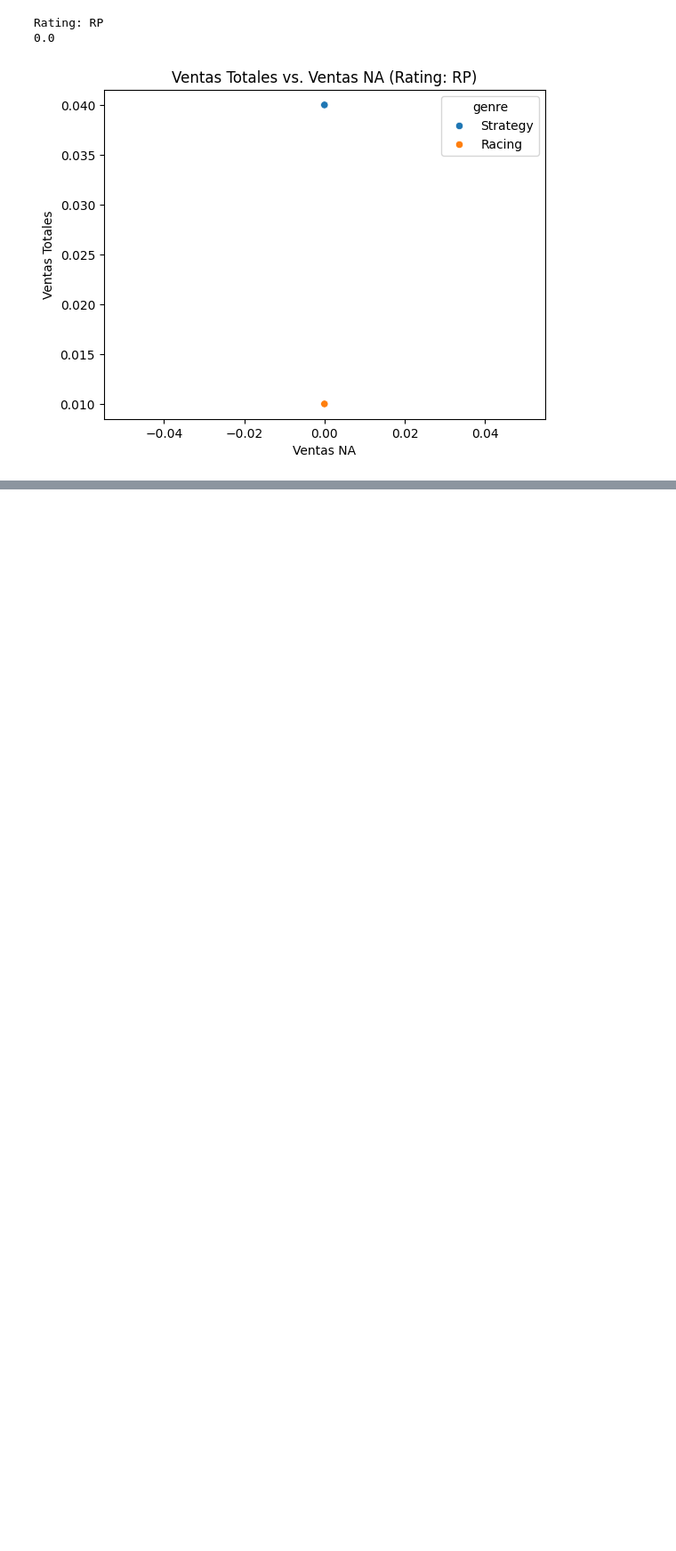
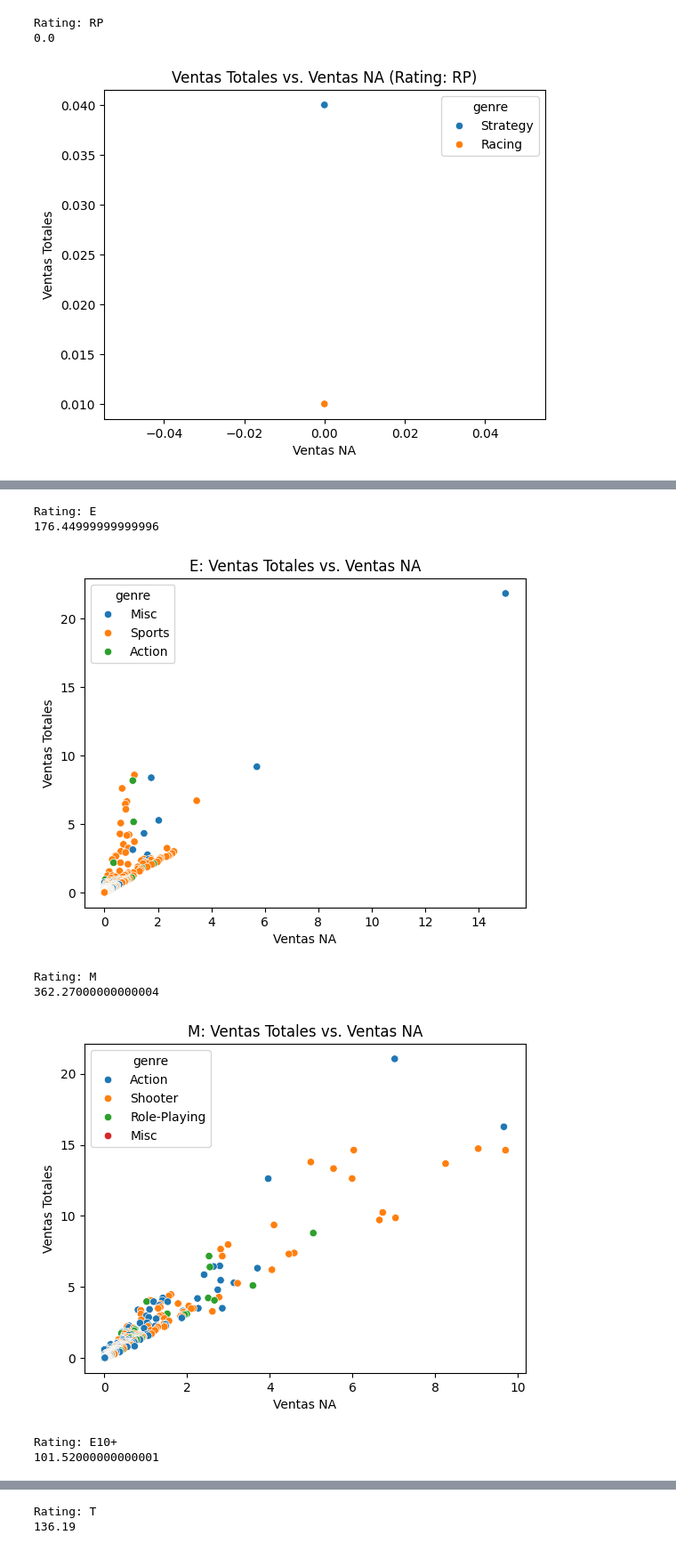
Before and after one commit to Davichobacter/data_science_tt, a Jupyter notebook: sprint_6/notebook.ipynb, the cells around one changed output, grey strips where cells are left out. Shown at 89% size. Saved outputs shown, nothing was run; the diff lists cells and outputs as text; code cells hidden in the pictures; blank space fills up the shorter version.

```diff
--- a/sprint_6/notebook.ipynb
+++ b/sprint_6/notebook.ipynb
@@ -1344,3 +1323,9 @@ Rating: EC
 Rating: RP
 0.0
 [figure]
+# %%
+na_top_genres = period_data.groupby('genre')['na_sales'].sum().sort_values(ascending=False)[:5].index.tolist()
+na_top_platforms = period_data.groupby('platform')['na_sales'].sum().sort_values(ascending=False)[:5].index.tolist()
+
+na_data = period_data[(period_data['genre'].isin(na_top_genres)) & (period_data['platform'].isin(na_top_platforms))]
+na_data.info()
@@ -1346,0 +1366,19 @@ Rating: RP
+# %%
+for rating in na_data['rating'].unique():
+  print(f"Rating: {rating}")
+  print(na_data[na_data['rating'] == rating]['na_sales'].sum())
+  print()
+  sns.scatterplot(data=na_data[na_data['rating'] == rating], x='na_sales', y='total_sales', hue='genre')
+  plt.title(f'{rating}: Ventas Totales vs. Ventas NA')
+  plt.xlabel('Ventas NA')
+  plt.ylabel('Ventas Totales')
+  plt.show()
+# %% [output]
+Rating: E
+176.44999999999996
+[figure, added]
+Rating: M
+362.27000000000004
+[figure, added]
+Rating: E10+
+101.52000000000001
@@ -1346,0 +1386,2 @@ Rating: RP
+Rating: T
+136.19
```
Also changed, not shown: parts of 9 cells of this notebook.
